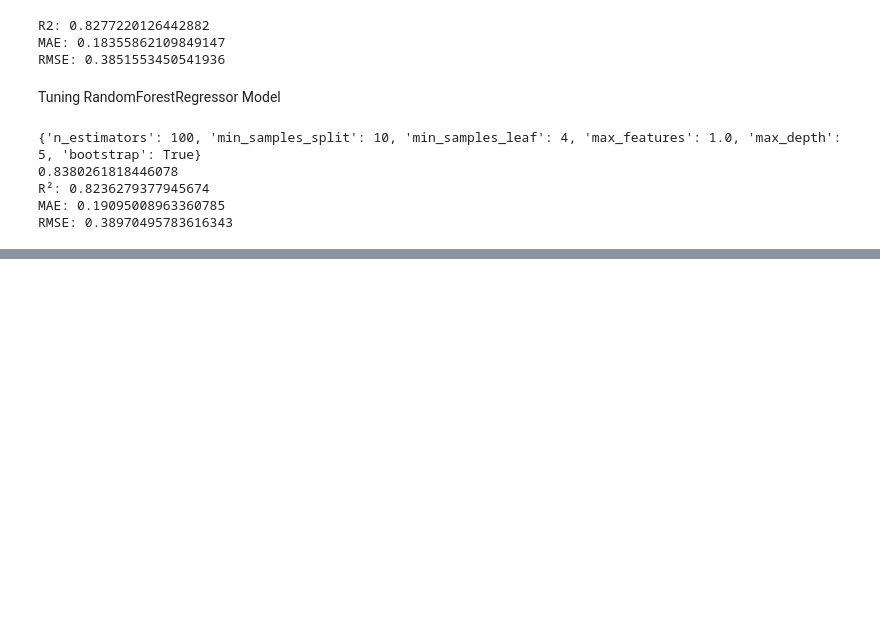
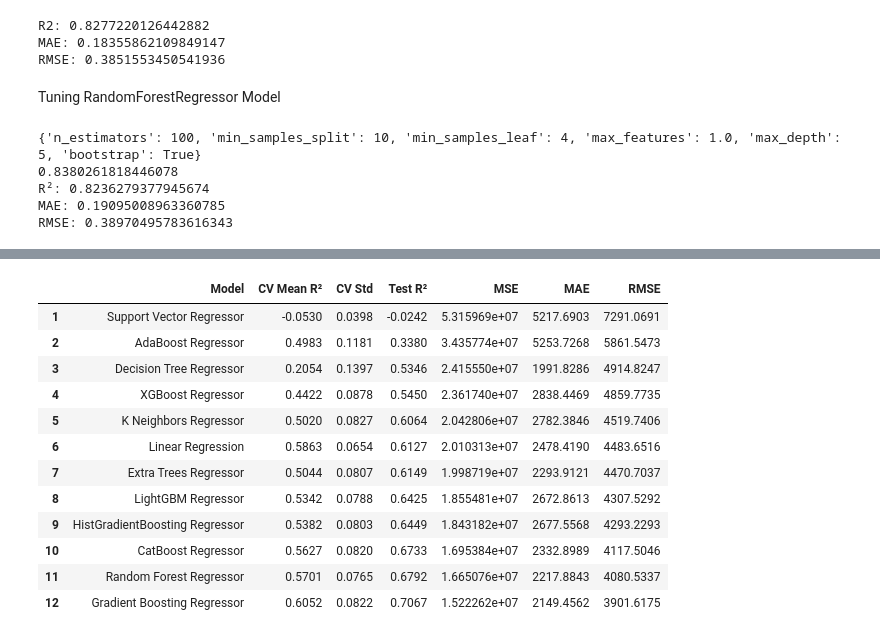
Before and after one commit to Ilumiles/Medical-Cost-Personal-Datasets, a Jupyter notebook: Medical Solution.ipynb, the cells around one changed output, grey strips where cells are left out. Drawn from its saved outputs; the diff is of its cells as text; code cells hidden in the pictures; blank space fills up the shorter version.

```diff
--- a/Medical Solution.ipynb
+++ b/Medical Solution.ipynb
@@ -976,0 +1061,4 @@ RMSE: 0.38970495783616343
+# %%
+x_train,x_test,y_train,y_test = train_test_split(scalerX,y,test_size=0.2,random_state=93)
+# %%
+kf = KFold( n_splits=5, shuffle=True,  random_state=4)
@@ -976,0 +1099,54 @@ RMSE: 0.38970495783616343
+# %%
+models = [ XGBRegressor(),    LGBMRegressor(verbose=-1),    CatBoostRegressor(verbose=0)]
+
+model_names = ["XGBoost Regressor", "LightGBM Regressor",  "CatBoost Regressor"]
+
+
+
+for model, name in zip(models, model_names):
+    # Cross-validation on training data
+    cv_scores = cross_val_score(  model, x_train, y_train, cv=kf,scoring="r2" )
+
+    # Train on the full training set
+    model.fit(x_train, y_train)
+
+    # Predict on the test set
+    y_pred = model.predict(x_test)
+
+   # Test metrics
+    r2 = r2_score( y_test, y_pred)
+    mse = mean_squared_error(y_test, y_pred)
+    mae = mean_absolute_error(y_test, y_pred)
+    rmse = np.sqrt(mse)
+
+
+    metrics_result.append([        name,
+        round(cv_scores.mean(), 4),   # Mean CV R²
+        round(cv_scores.std(), 4),    # CV Standard Deviation
+        round(r2, 4),                 # Test R²
+        round(mse, 4),
+        round(mae, 4),
+        round(rmse, 4)    ])
+# %%
+results_df = pd.DataFrame(  metrics_result, columns=[ "Model","CV Mean R²",  "CV Std", "Test R²", "MSE", "MAE", "RMSE"  ])
+
+results_df = results_df.sort_values(  by="Test R²", ascending=True)
+
+results_df = results_df.reset_index(drop=True)
+results_df.index = results_df.index + 1
+
+results_df
+# %% [output]
+|  | Model | CV Mean R² | CV Std | Test R² | MSE | MAE | RMSE |
+| 1 | Support Vector Regressor | -0.0530 | 0.0398 | -0.0242 | 5.315969e+07 | 5217.6903 | 7291.0691 |
+| 2 | AdaBoost Regressor | 0.4983 | 0.1181 | 0.3380 | 3.435774e+07 | 5253.7268 | 5861.5473 |
+| 3 | Decision Tree Regressor | 0.2054 | 0.1397 | 0.5346 | 2.415550e+07 | 1991.8286 | 4914.8247 |
+| 4 | XGBoost Regressor | 0.4422 | 0.0878 | 0.5450 | 2.361740e+07 | 2838.4469 | 4859.7735 |
+| 5 | K Neighbors Regressor | 0.5020 | 0.0827 | 0.6064 | 2.042806e+07 | 2782.3846 | 4519.7406 |
+| 6 | Linear Regression | 0.5863 | 0.0654 | 0.6127 | 2.010313e+07 | 2478.4190 | 4483.6516 |
+| 7 | Extra Trees Regressor | 0.5044 | 0.0807 | 0.6149 | 1.998719e+07 | 2293.9121 | 4470.7037 |
+| 8 | LightGBM Regressor | 0.5342 | 0.0788 | 0.6425 | 1.855481e+07 | 2672.8613 | 4307.5292 |
+| 9 | HistGradientBoosting Regressor | 0.5382 | 0.0803 | 0.6449 | 1.843182e+07 | 2677.5568 | 4293.2293 |
+| 10 | CatBoost Regressor | 0.5627 | 0.0820 | 0.6733 | 1.695384e+07 | 2332.8989 | 4117.5046 |
+| 11 | Random Forest Regressor | 0.5701 | 0.0765 | 0.6792 | 1.665076e+07 | 2217.8843 | 4080.5337 |
+| 12 | Gradient Boosting Regressor | 0.6052 | 0.0822 | 0.7067 | 1.522262e+07 | 2149.4562 | 3901.6175 |
```
Also changed, not shown: parts of 14 cells of this notebook.
